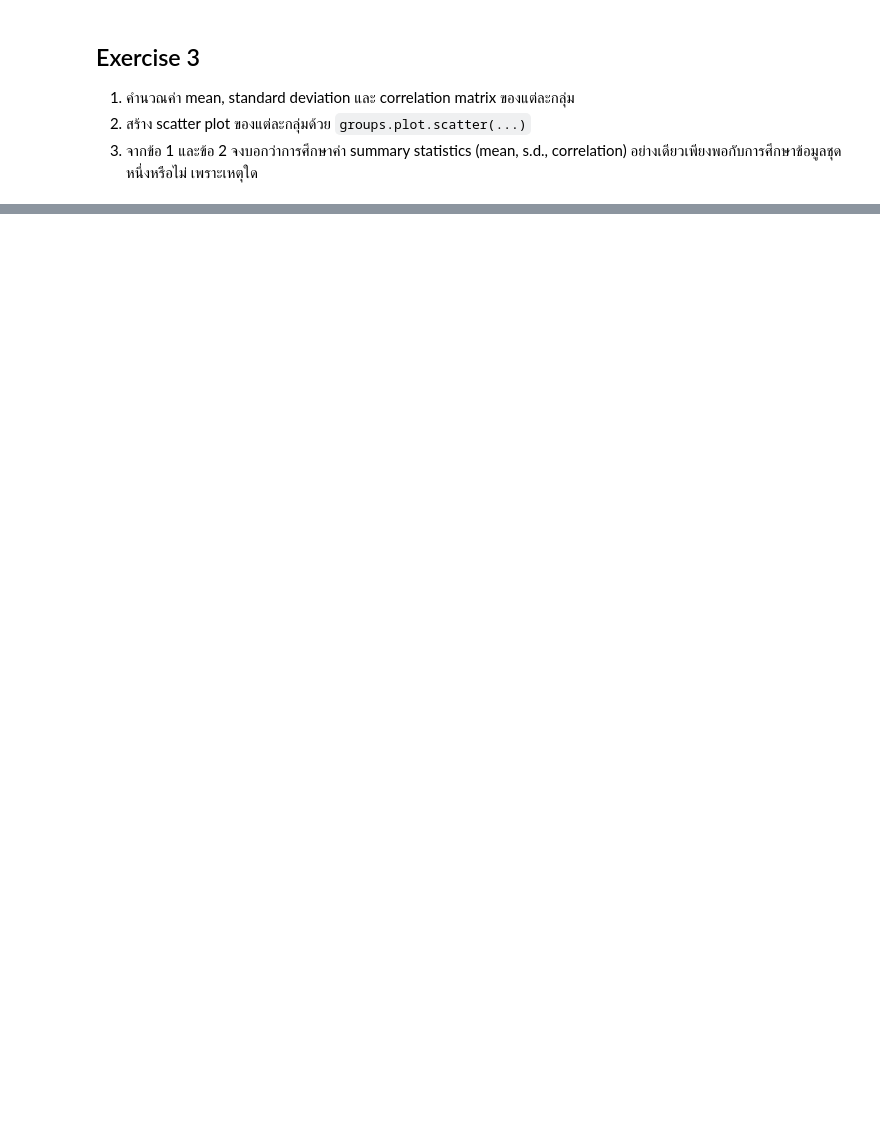
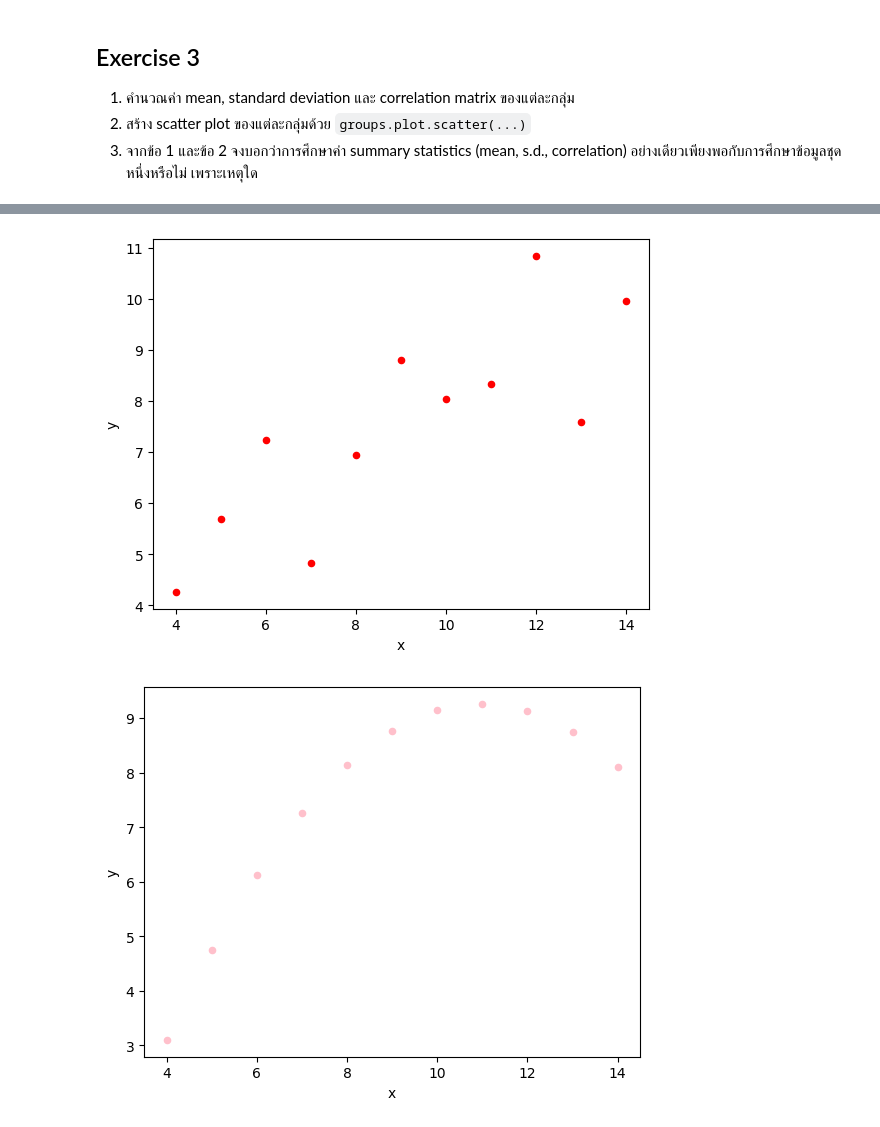
Before and after one commit to Pandatoey/LAB229351, a Jupyter notebook: สำเนาของ_229351_LAB01.ipynb, the cells around one changed output, grey strips where cells are left out. Saved outputs shown, nothing was run; the diff lists cells and outputs as text; code cells hidden in the pictures; blank space fills up the shorter version.

```diff
--- a/สำเนาของ_229351_LAB01.ipynb
+++ b/สำเนาของ_229351_LAB01.ipynb
@@ -128,3 +505,13 @@ groups.max()
 1. คำนวณค่า mean, standard deviation และ correlation matrix ของแต่ละกลุ่ม
 2. สร้าง scatter plot ของแต่ละกลุ่มด้วย `groups.plot.scatter(...)`
 3. จากข้อ 1 และข้อ 2 จงบอกว่าการศึกษาค่า summary statistics (mean, s.d., correlation) อย่างเดียวเพียงพอกับการศึกษาข้อมูลชุดหนึ่งหรือไม่ เพราะเหตุใด
+# %%
+# 1 คำนวณค่า mean, standard deviation และ correlation matrix ของแต่ละกลุ่ม
+import seaborn as sns
+
+df = sns.load_dataset('anscombe')
+groups = df.groupby('dataset')
+
+print(groups.mean())
+print(groups.std())
+print(groups.corr())
@@ -130,0 +536,17 @@ groups.max()
+# %%
+# 2 สร้าง scatter plot ของแต่ละกลุ่มด้วย groups.plot.scatter(...)
+
+G1 = groups.get_group('I')
+G1.plot.scatter(x = 'x' , y = 'y',color='red' );
+
+G2 = groups.get_group('II')
+G2.plot.scatter(x = 'x', y = 'y',color='pink' );
+
+G3 = groups.get_group('III')
+G3.plot.scatter(x = 'x' , y = 'y',color='blue' );
+
+G4 = groups.get_group('IV')
+G4.plot.scatter(x = 'x', y = 'y',color='black' );
+# %% [output]
+[figure, added]
+[figure, added]
```
Also changed, not shown: parts of 52 cells of this notebook.
